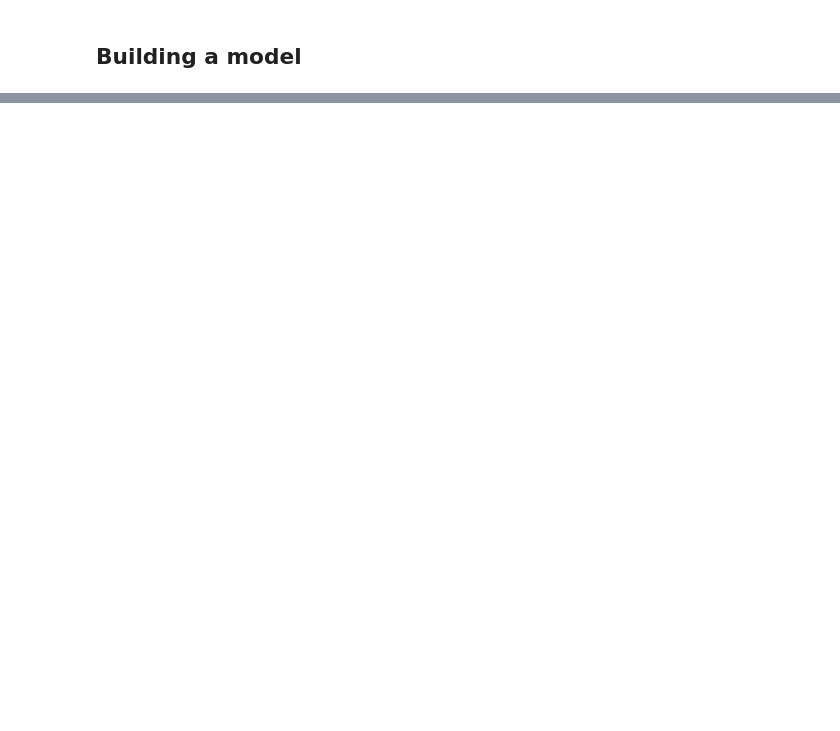
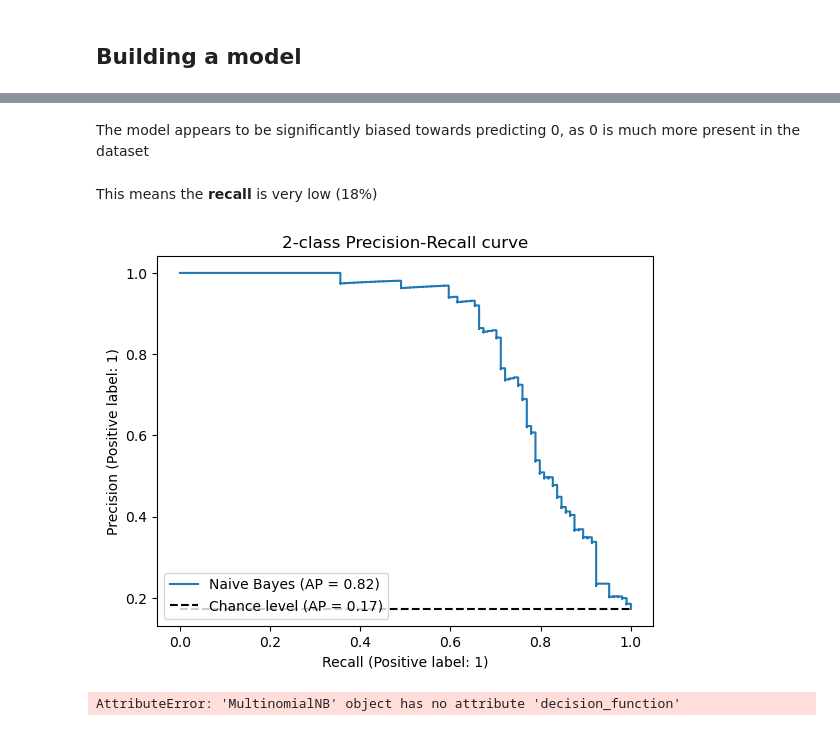
Before and after one commit to F-Fer/HOML-3_Exercises, a Jupyter notebook: MySolutions/Chapter-3/Notebooks/Chapter-3_Exc-4_DataExploration.ipynb, the cells around one changed output, grey strips where cells are left out. Drawn from its saved outputs; the diff is of its cells as text; code cells hidden in the pictures; blank space fills up the shorter version.

```diff
--- a/MySolutions/Chapter-3/Notebooks/Chapter-3_Exc-4_DataExploration.ipynb
+++ b/MySolutions/Chapter-3/Notebooks/Chapter-3_Exc-4_DataExploration.ipynb
@@ -575,0 +608,23 @@ print(cv_scores)
+# %% [markdown]
+The model appears to be significantly biased towards predicting 0, as 0 is much more present in the dataset
+# %% [markdown]
+This means the **recall** is very low (18%)
+# %%
+from sklearn.metrics import PrecisionRecallDisplay
+
+display = PrecisionRecallDisplay.from_estimator(
+    model, X_test, y_test, name="Naive Bayes", plot_chance_level=True
+)
+_ = display.ax_.set_title("2-class Precision-Recall curve")
+# %% [output]
+[figure, added]
+# %%
+y_score = model.decision_function(X_test)
+
+display = PrecisionRecallDisplay.from_predictions(
+    y_test, y_score, name="Naive Bayes", plot_chance_level=True
+)
+
+_ = display.ax_.set_title("Precision-Recall curve")
+# %% [output]
+AttributeError: 'MultinomialNB' object has no attribute 'decision_function'
```
Also changed, not shown: parts of 14 cells of this notebook.
